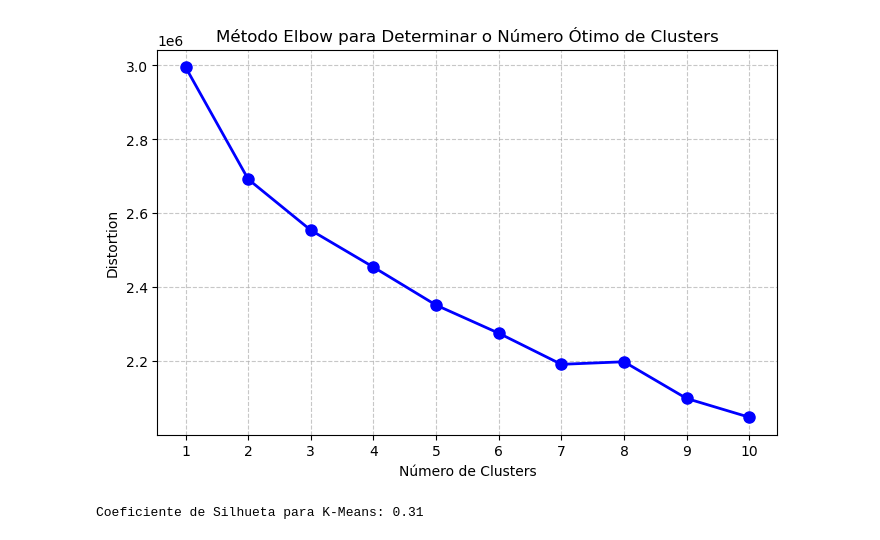
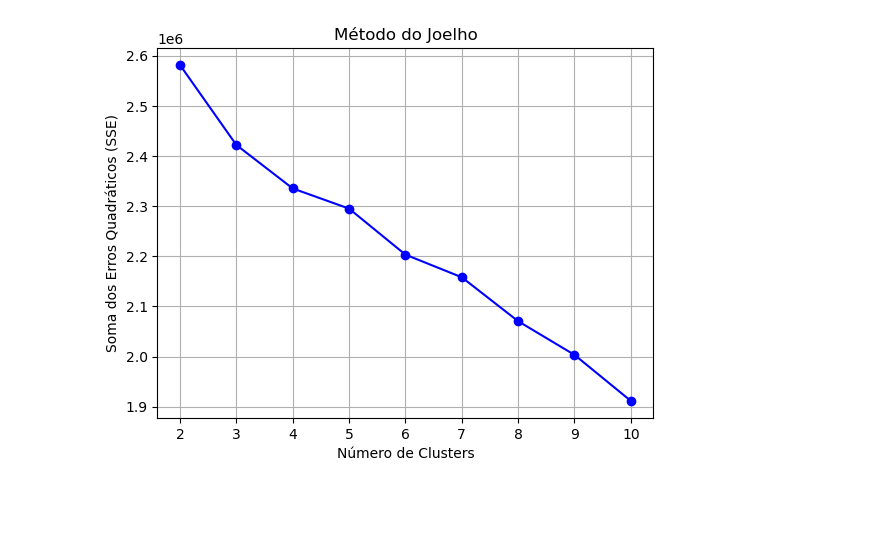
Before and after one commit to SusTrex/AASE, a Jupyter notebook: clustering.ipynb, the cells around one changed output. Cells and saved outputs as stored; diff of their text form; code cells hidden in the pictures; blank space fills up the shorter version.

```diff
--- a/clustering.ipynb
+++ b/clustering.ipynb
@@ -41,14 +57,21 @@ distortions = plot_elbow_method(X_scaled)
-# %%
-plt.figure(figsize=(8, 5))
-plt.plot(range(1, 11), distortions, 'bo-', linewidth=2, markersize=8)
-plt.xticks(range(1, 11))
-plt.grid(True, linestyle='--', alpha=0.7)
-plt.xlabel('Número de Clusters')
-plt.ylabel('Distortion')
-plt.title('Método Elbow para Determinar o Número Ótimo de Clusters')
-plt.show()
-# %% [output]
-[figure, removed]
+# %%
+# 3. Método do cotovelo
+sse = []
+for k in range(2, 11):
+    kmeans = KMeans(n_clusters=k, random_state=12345)
+    kmeans.fit(X_scaled)
+    sse.append(kmeans.inertia_)
+
+# 4. Visualizar o método do cotovelo
+plt.plot(range(2, 11), sse, marker='o', linestyle='-', color='blue')
+plt.xticks(range(2, 11))
+plt.xlabel("Número de Clusters")
+plt.ylabel("Soma dos Erros Quadráticos (SSE)")
+plt.title("Método do Joelho")
+plt.grid()
+plt.show()
+# %% [output]
+[figure, added]
 # %%
 kmeans = KMeans(n_clusters=2, random_state=42)
 kmeans.fit(X_scaled)
@@ -56,5 +78,0 @@ data['cluster'] = kmeans.labels_
-# %%
-silhouette_avg = silhouette_score(X_scaled, kmeans.labels_)
-print(f"Coeficiente de Silhueta para K-Means: {silhouette_avg:.2f}")
-# %% [output]
-Coeficiente de Silhueta para K-Means: 0.31
```
Also changed, not shown: parts of 17 cells of this notebook, 2 other files.
